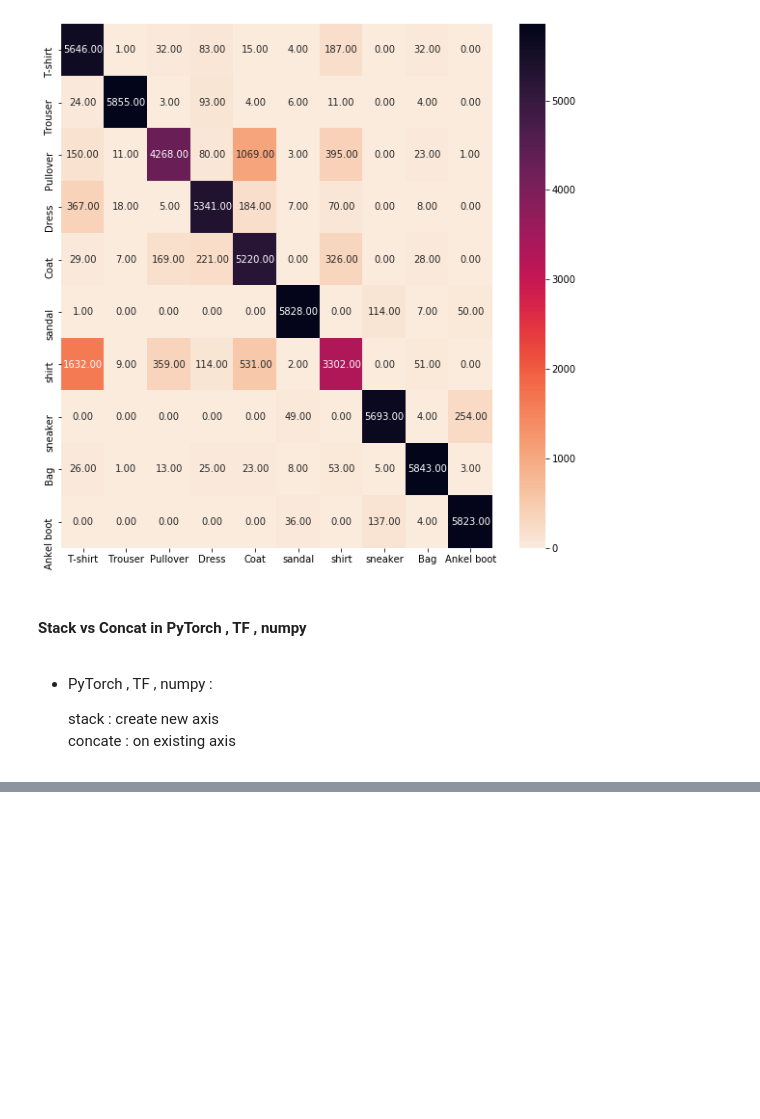
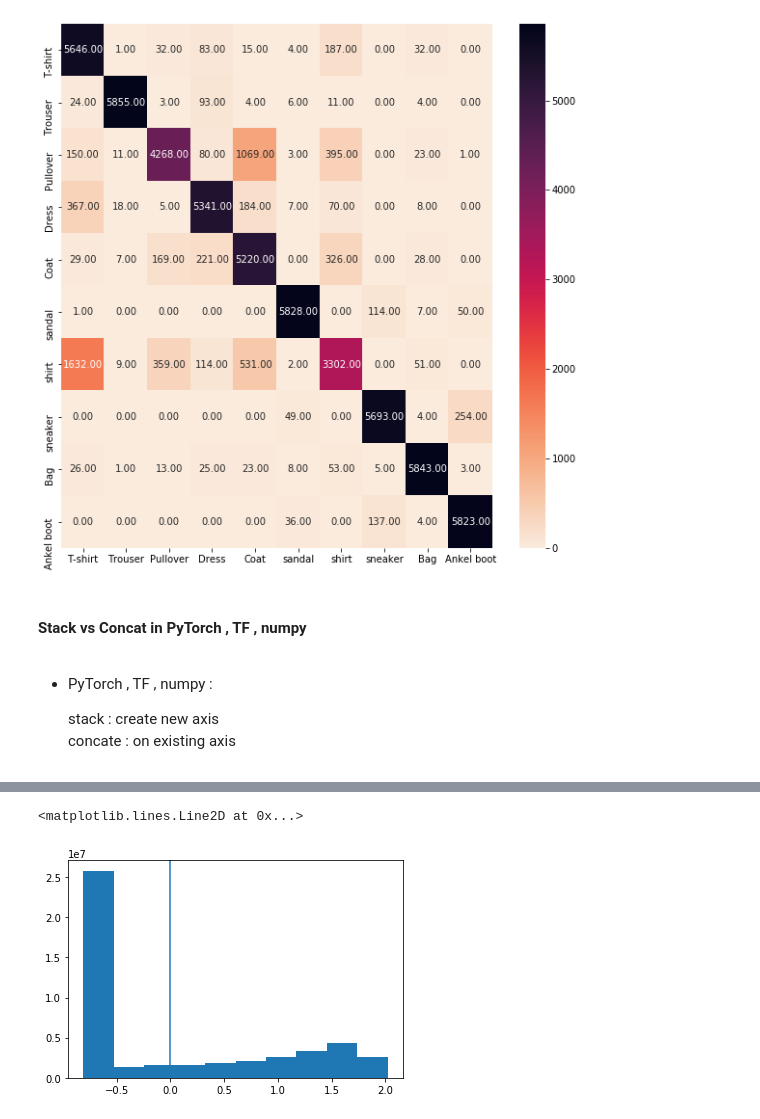
Before and after one commit to NedalAdham/Deep-learning-notebooks, a Jupyter notebook: PyTorch - Python Deep Learning Neural Network API.ipynb, the cells around one changed output, grey strips where cells are left out. Saved outputs shown, nothing was run; the diff lists cells and outputs as text; code cells hidden in the pictures; blank space fills up the shorter version.

```diff
--- a/PyTorch - Python Deep Learning Neural Network API.ipynb
+++ b/PyTorch - Python Deep Learning Neural Network API.ipynb
@@ -972,0 +1232,8 @@ plt.show()
+# %%
+
+train_set_normal = torchvision.datasets.FashionMNIST(
+root = './data/FashionMNIST', #Extract
+train = True,
+download = True,
+transform=transforms.Compose([transforms.ToTensor() , transforms.Normalize(mean,std)]),
+)
@@ -972,0 +1246,6 @@ plt.show()
+# %%
+plt.hist (data[0].flatten())
+plt.axvline(data[0].mean())
+# %% [output]
+<matplotlib.lines.Line2D at 0x...>
+[figure, added]
```
Also changed, not shown: parts of 37 cells of this notebook.
